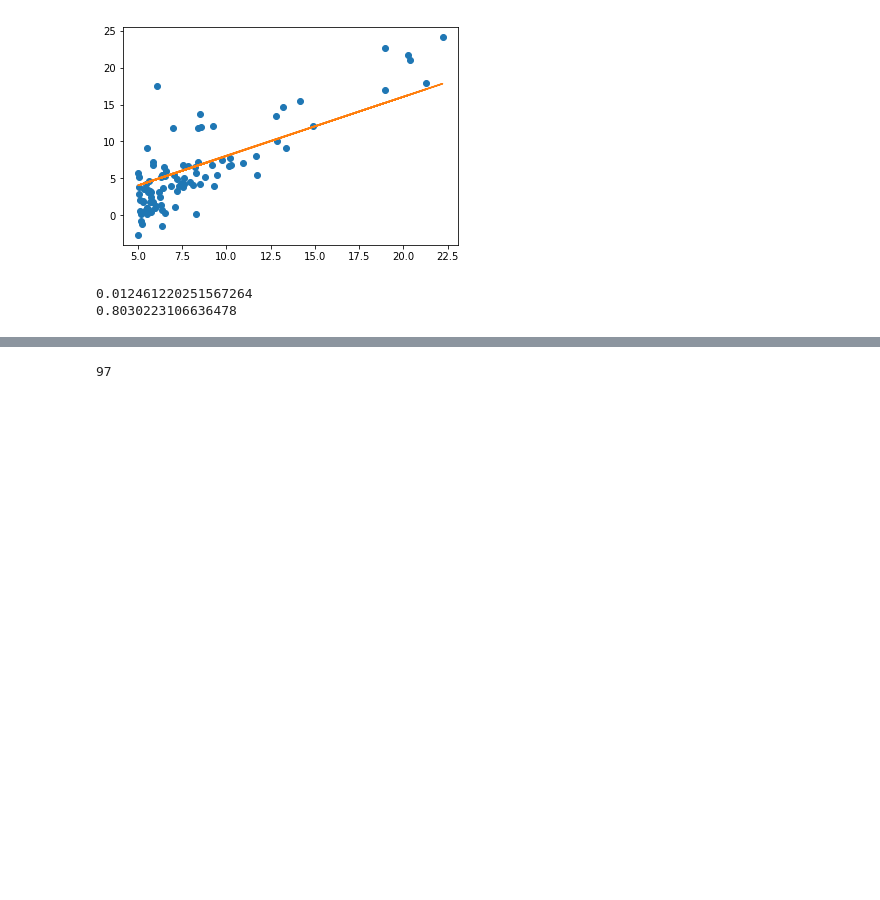
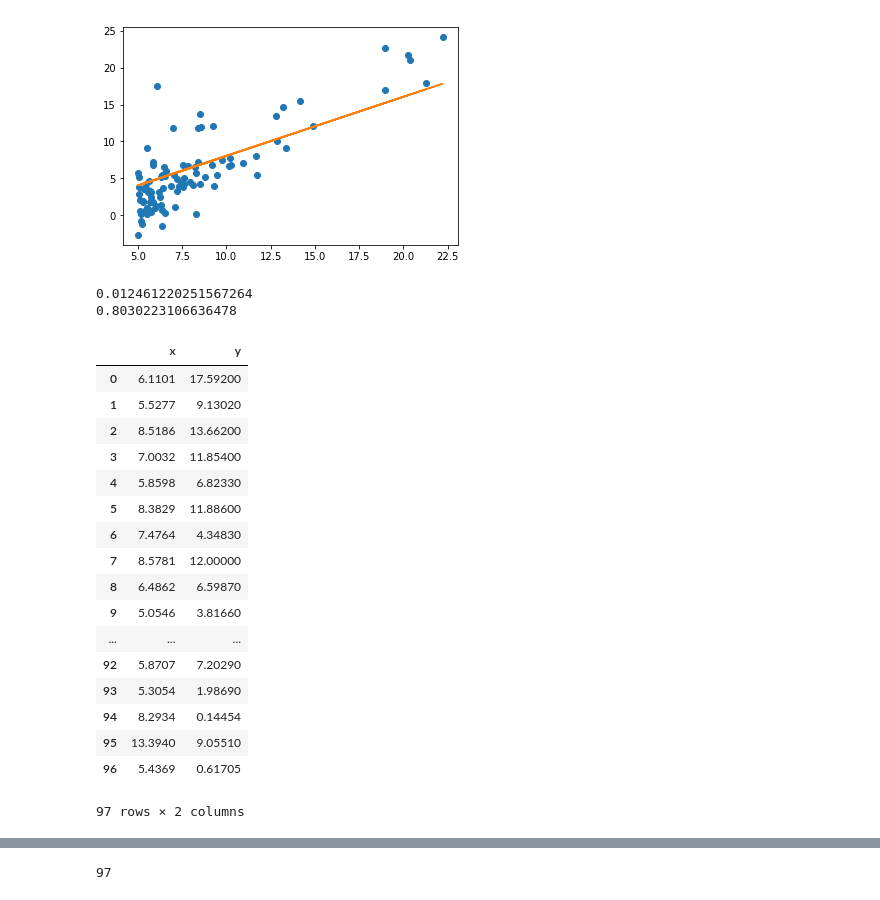
Before and after one commit to brunolmourao/machine-learning, a Jupyter notebook: Aula 1/Aula 1.ipynb, the cells around one changed output, grey strips where cells are left out. Saved outputs shown, nothing was run; the diff lists cells and outputs as text; code cells hidden in the pictures; blank space fills up the shorter version.

```diff
--- a/Aula 1/Aula 1.ipynb
+++ b/Aula 1/Aula 1.ipynb
@@ -85,6 +85,27 @@ print(w1)
 # %% [output]
 0.012461220251567264
 0.8030223106636478
+# %%
+arquivo
+# %% [output]
+|  | x | y |
+| 0 | 6.1101 | 17.59200 |
+| 1 | 5.5277 | 9.13020 |
+| 2 | 8.5186 | 13.66200 |
+| 3 | 7.0032 | 11.85400 |
+| 4 | 5.8598 | 6.82330 |
+| 5 | 8.3829 | 11.88600 |
+| 6 | 7.4764 | 4.34830 |
+| 7 | 8.5781 | 12.00000 |
+| 8 | 6.4862 | 6.59870 |
+| 9 | 5.0546 | 3.81660 |
+| ... | ... | ... |
+| 92 | 5.8707 | 7.20290 |
+| 93 | 5.3054 | 1.98690 |
+| 94 | 8.2934 | 0.14454 |
+| 95 | 13.3940 | 9.05510 |
+| 96 | 5.4369 | 0.61705 |
+97 rows × 2 columns
 # %%
 #Lendo Dados como Matriz
 data_table = pd.read_csv('ex1.csv', header=None)
```
Also changed, not shown: parts of 9 cells of this notebook.
